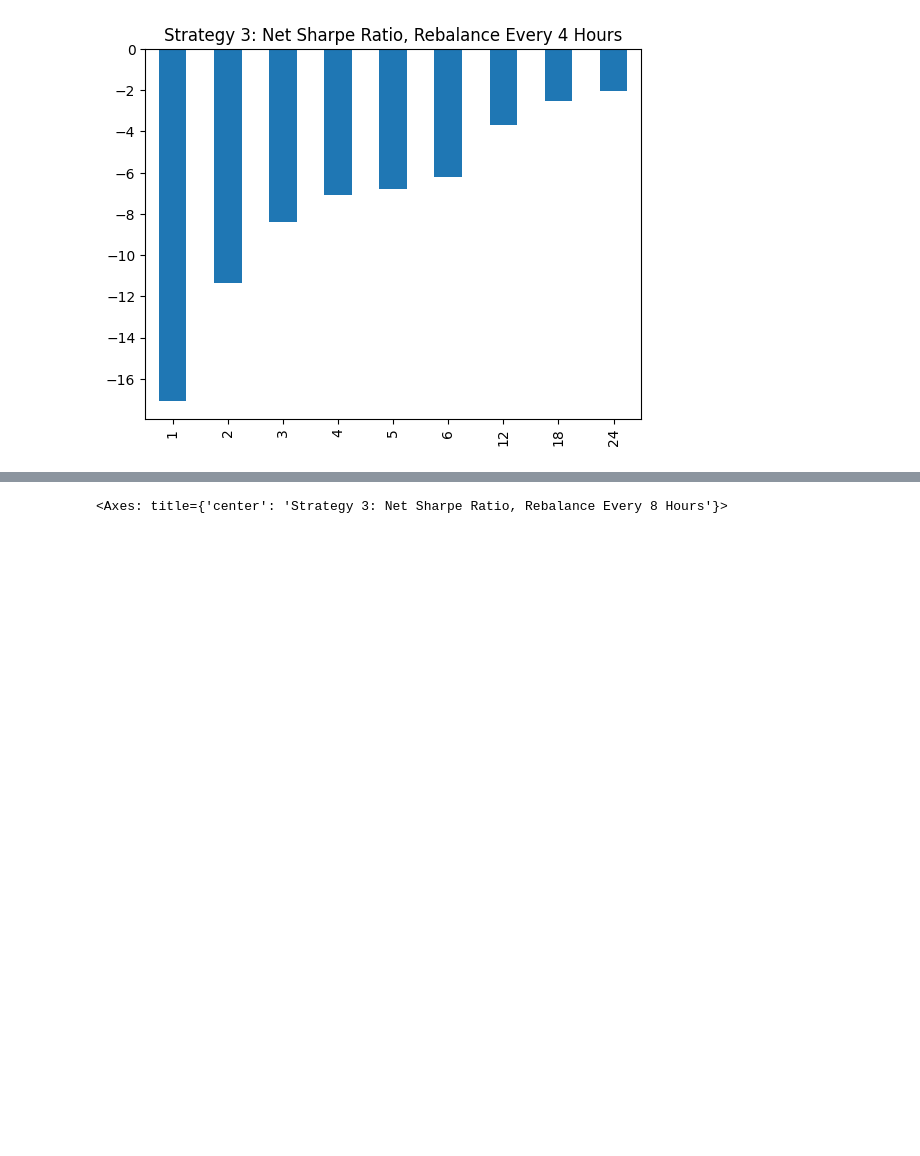
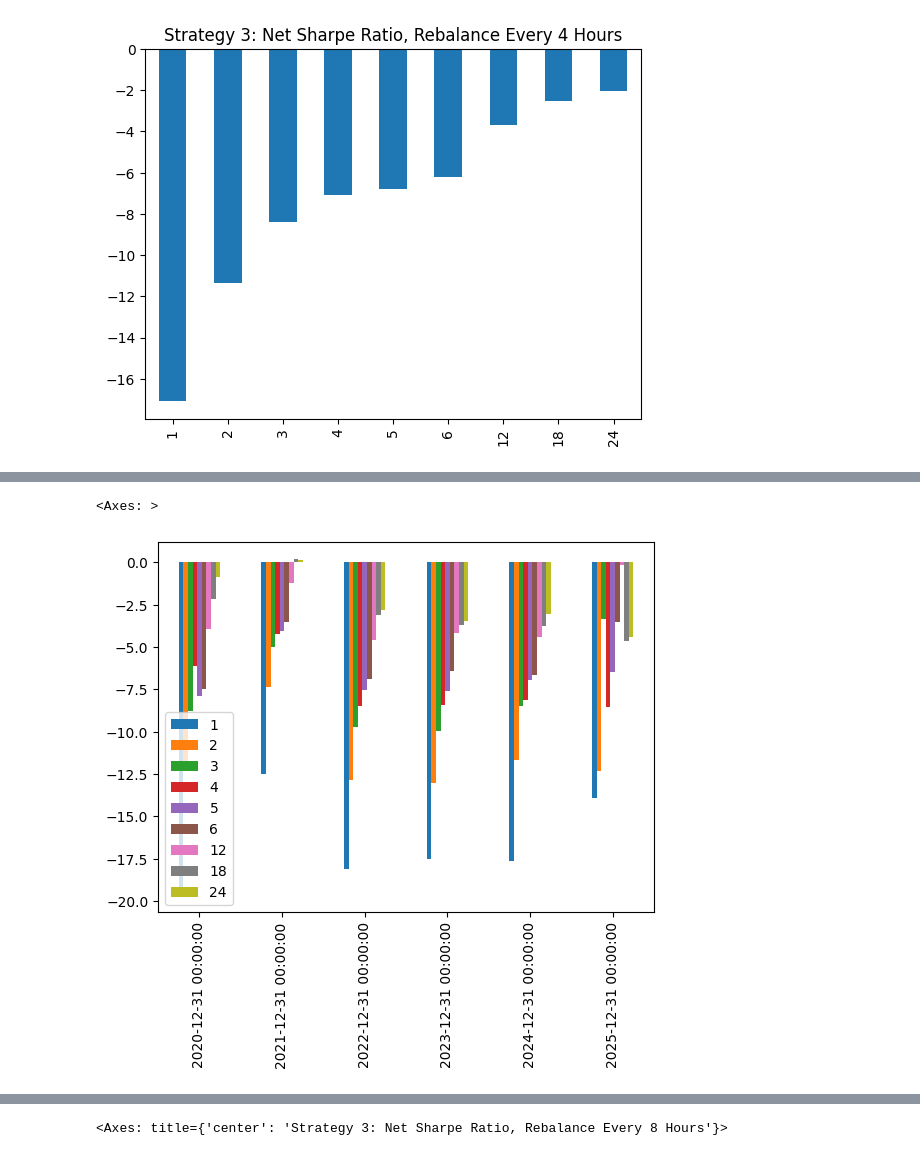
Before and after one commit to wbchristerson/jn-learning, a Jupyter notebook: cryptocurrency_stat_arb.ipynb, the cells around one changed output, grey strips where cells are left out. Saved outputs shown, nothing was run; the diff lists cells and outputs as text; code cells hidden in the pictures; blank space fills up the shorter version.

```diff
--- a/cryptocurrency_stat_arb.ipynb
+++ b/cryptocurrency_stat_arb.ipynb
@@ -720,3 +743,6 @@ strat_3_4hr_results['net_sr'].plot(kind='bar', title='Strategy 3: Net Sharpe Rat
 # %% [output]
 <Axes: title={'center': 'Strategy 3: Net Sharpe Ratio, Rebalance Every 4 Hours'}>
 [figure]
+# %%
+strat_3_net_sr_by_year = strat_3_net_returns_df.resample('YE').mean() / strat_3_net_returns_df.std() * np.sqrt(365 * 6)
+strat_3_net_sr_by_year
@@ -723,3 +757,8 @@ strat_3_4hr_results['net_sr'].plot(kind='bar', title='Strategy 3: Net Sharpe Rat
+# %%
+strat_3_net_sr_by_year.plot(kind='bar')
+# %% [output]
+<Axes: >
+[figure, added]
 # %%
 # Rebalance every 8 hours
 
```
Also changed, not shown: parts of 41 cells of this notebook.
